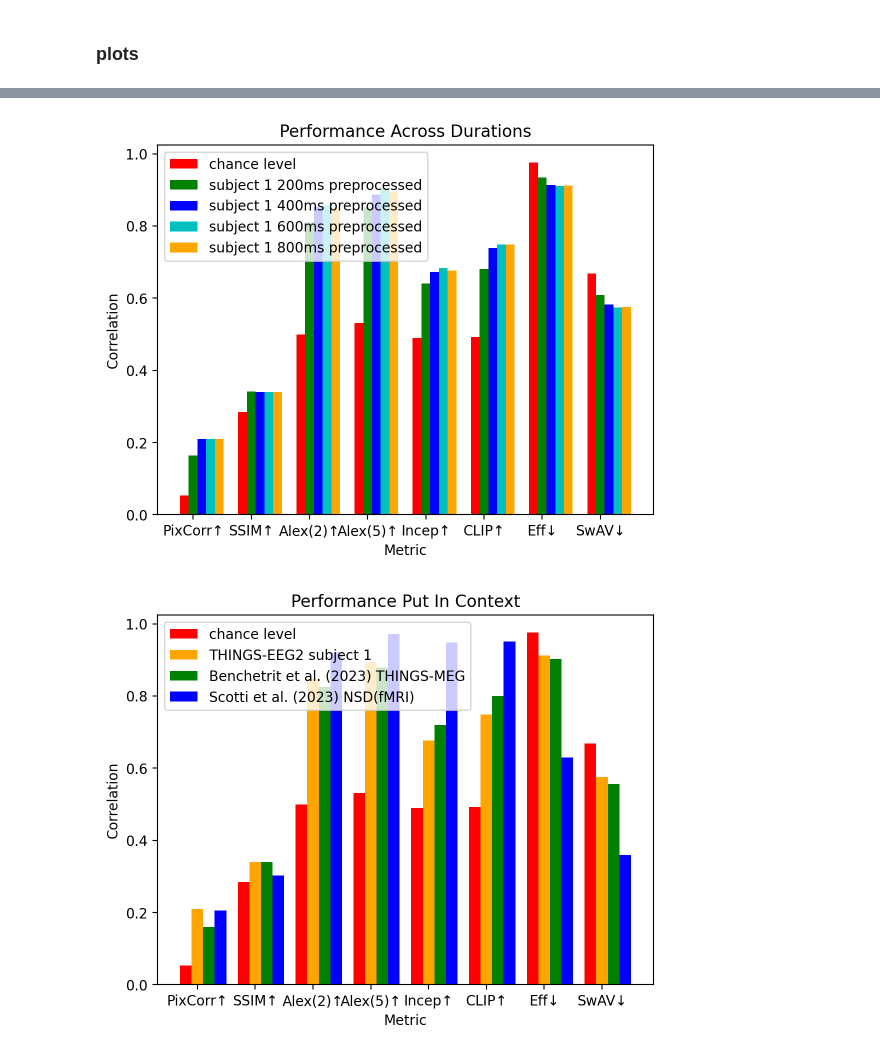
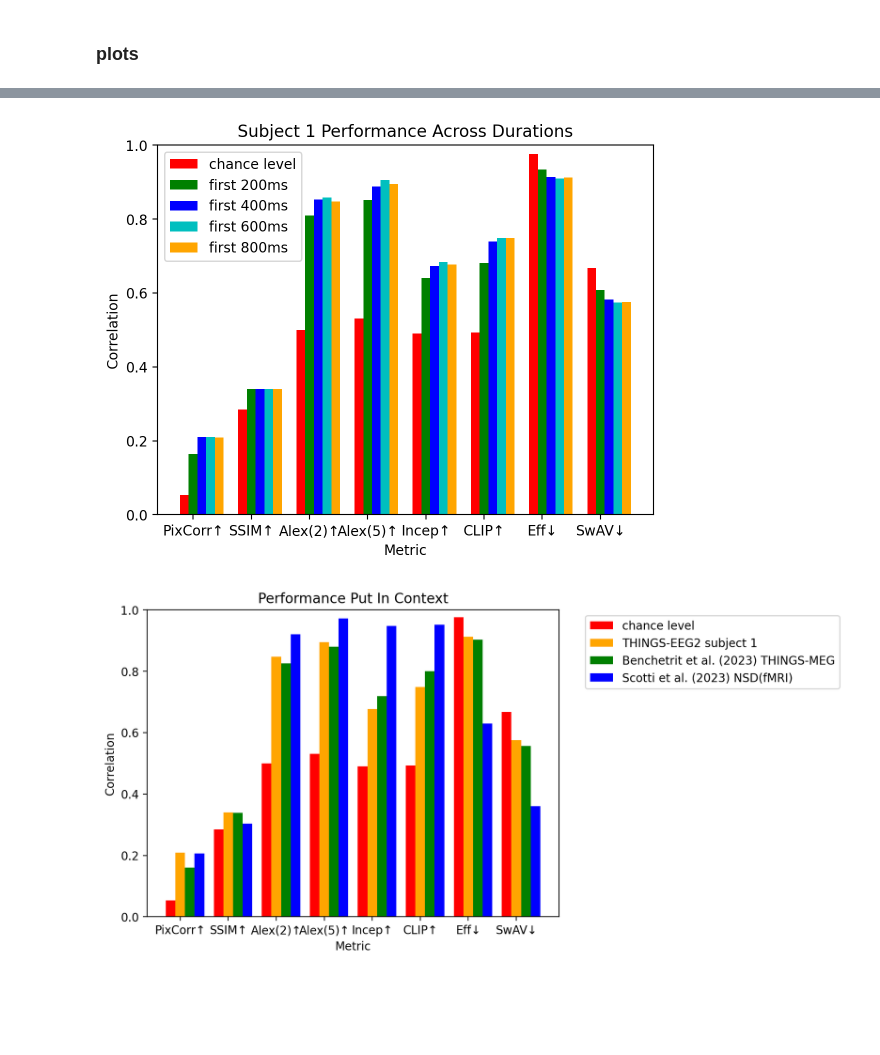
Before and after one commit to desa-lab/EEG-Image-Reconstruction, a Jupyter notebook: thingseeg2_scripts/performance_plots.ipynb, the cells around one changed output, grey strips where cells are left out. Cells and saved outputs as stored; diff of their text form; code cells hidden in the pictures; blank space fills up the shorter version.

```diff
--- a/thingseeg2_scripts/performance_plots.ipynb
+++ b/thingseeg2_scripts/performance_plots.ipynb
@@ -717,10 +720,10 @@ plt.bar(x1, preproc_null, color='r', width=bar_width, label='chance level')
 # plt.bar(x3, avg1_400ms, color='g', width=bar_width, label='400ms')
 # plt.bar(x4, avg1_600ms, color='r', width=bar_width, label='600ms')
 # plt.bar(x5, avg1_800ms, color='c', width=bar_width, label='800ms')
-plt.bar(x2, preproc_200ms, color='g', width=bar_width, label='subject 1 200ms preprocessed')
-plt.bar(x3, preproc_400ms, color='b', width=bar_width, label='subject 1 400ms preprocessed')
-plt.bar(x4, preproc_600ms, color='c', width=bar_width, label='subject 1 600ms preprocessed')
-plt.bar(x5, preproc_800ms, color='orange', width=bar_width, label='subject 1 800ms preprocessed')
+plt.bar(x2, preproc_200ms, color='g', width=bar_width, label='first 200ms')
+plt.bar(x3, preproc_400ms, color='b', width=bar_width, label='first 400ms')
+plt.bar(x4, preproc_600ms, color='c', width=bar_width, label='first 600ms')
+plt.bar(x5, preproc_800ms, color='orange', width=bar_width, label='first 800ms')
 # plt.bar(x6, meg_1s, color='pink', width=bar_width, label='THINGS-MEG')
 # plt.bar(x7, ozcelik, color='brown', width=bar_width, label='Ozcelik et al. (2023)')
 # plt.bar(x8, scotti, color='grey', width=bar_width, label='Scotti et al. (2023)')
@@ -734,14 +737,15 @@ plt.xticks(x + bar_width, labels)
 
 # Add a legend
 plt.legend()
-plt.title('Performance Across Durations')
+plt.title('Subject 1 Performance Across Durations')
 plt.ylabel('Correlation')
 plt.xlabel('Metric')
+plt.ylim(0, 1)
 
 # Display the plot
 plt.show()
 # %% [output]
-[figure, old version]
+[figure, new version]
 # %%
 # Define the bar width
 bar_width = 0.2
@@ -761,35 +765,36 @@ x4 = [x + bar_width for x in x3]
 # Plot the bar plots
 plt.bar(x1, preproc_null, color='r', width=bar_width, label='chance level')
 # plt.bar(x2, avg1_200ms, color='b', width=bar_width, label='200ms')
 # plt.bar(x3, avg1_400ms, color='g', width=bar_width, label='400ms')
 # plt.bar(x4, avg1_600ms, color='r', width=bar_width, label='600ms')
 # plt.bar(x5, avg1_800ms, color='c', width=bar_width, label='800ms')
 # plt.bar(x2, preproc_200ms, color='g', width=bar_width, label='subject 1 200ms preprocessed')
 # plt.bar(x3, preproc_400ms, color='b', width=bar_width, label='subject 1 400ms preprocessed')
 # plt.bar(x4, preproc_600ms, color='c', width=bar_width, label='subject 1 600ms preprocessed')
 plt.bar(x2, preproc_800ms, color='orange', width=bar_width, label='THINGS-EEG2 subject 1')
 plt.bar(x3, meg_1s, color='g', width=bar_width, label='Benchetrit et al. (2023) THINGS-MEG')
 # plt.bar(x7, ozcelik, color='brown', width=bar_width, label='Ozcelik et al. (2023) NSD(fMRI)')
 plt.bar(x4, scotti, color='b', width=bar_width, label='Scotti et al. (2023) NSD(fMRI)')
 
 
 # Define the labels for the x-axis
 labels = ['PixCorr↑', 'SSIM↑', 'Alex(2)↑', 'Alex(5)↑', 'Incep↑', 'CLIP↑', 'Eff↓', 'SwAV↓']  # replace with your actual labels
 
 # Set the current tick locations and labels of the x-axis
 plt.xticks(x + bar_width, labels)
 
 # Add a legend
-plt.legend()
+plt.legend(bbox_to_anchor=(1.05, 1), loc='upper left')
 
 plt.title('Performance Put In Context')
 plt.ylabel('Correlation')
 plt.xlabel('Metric')
+plt.ylim(0, 1)
 
 # Display the plot
 plt.show()
 # %% [output]
-[figure, old version]
+[figure, new version]
 # %%
 # Define the bar width
 bar_width = 0.08
```
Also changed, not shown: parts of 5 cells of this notebook, 16 other files.
